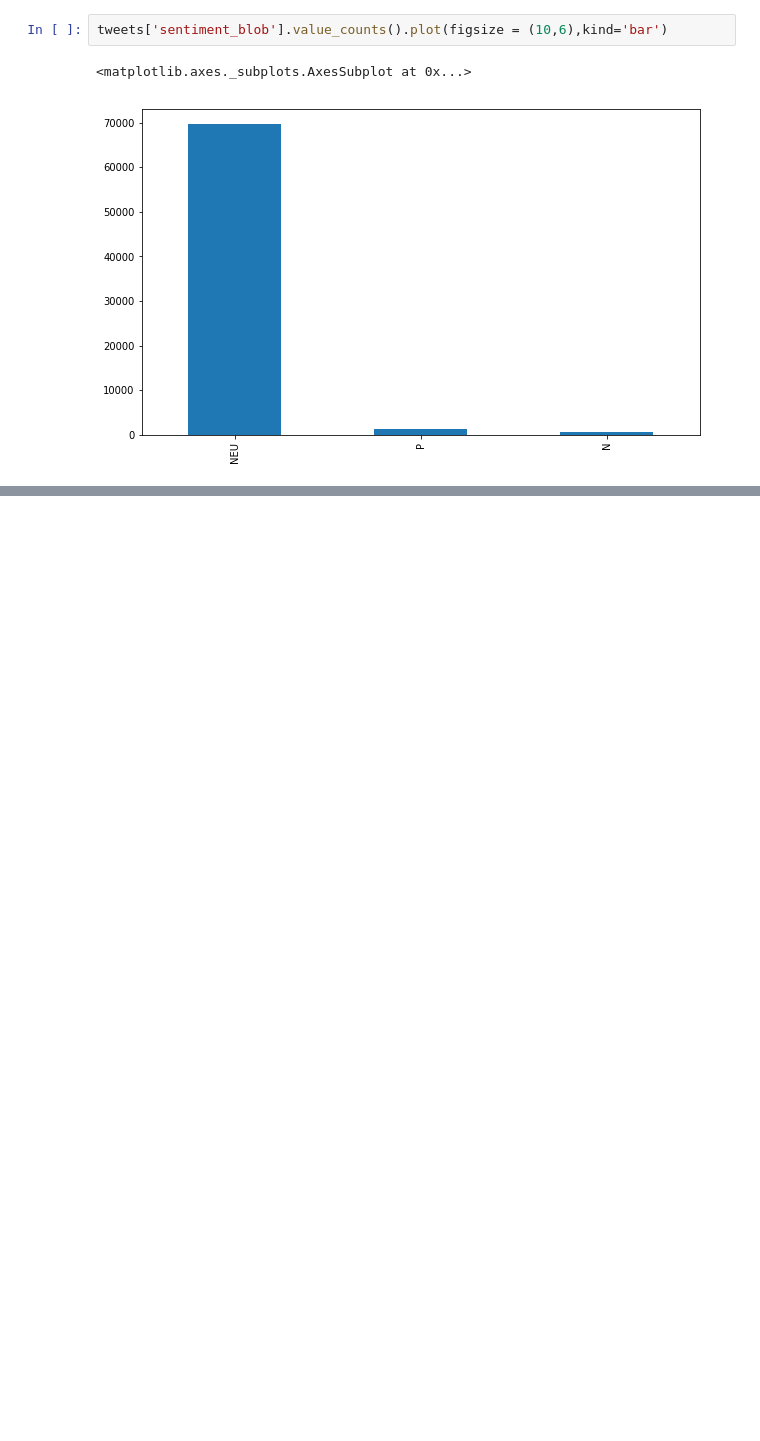
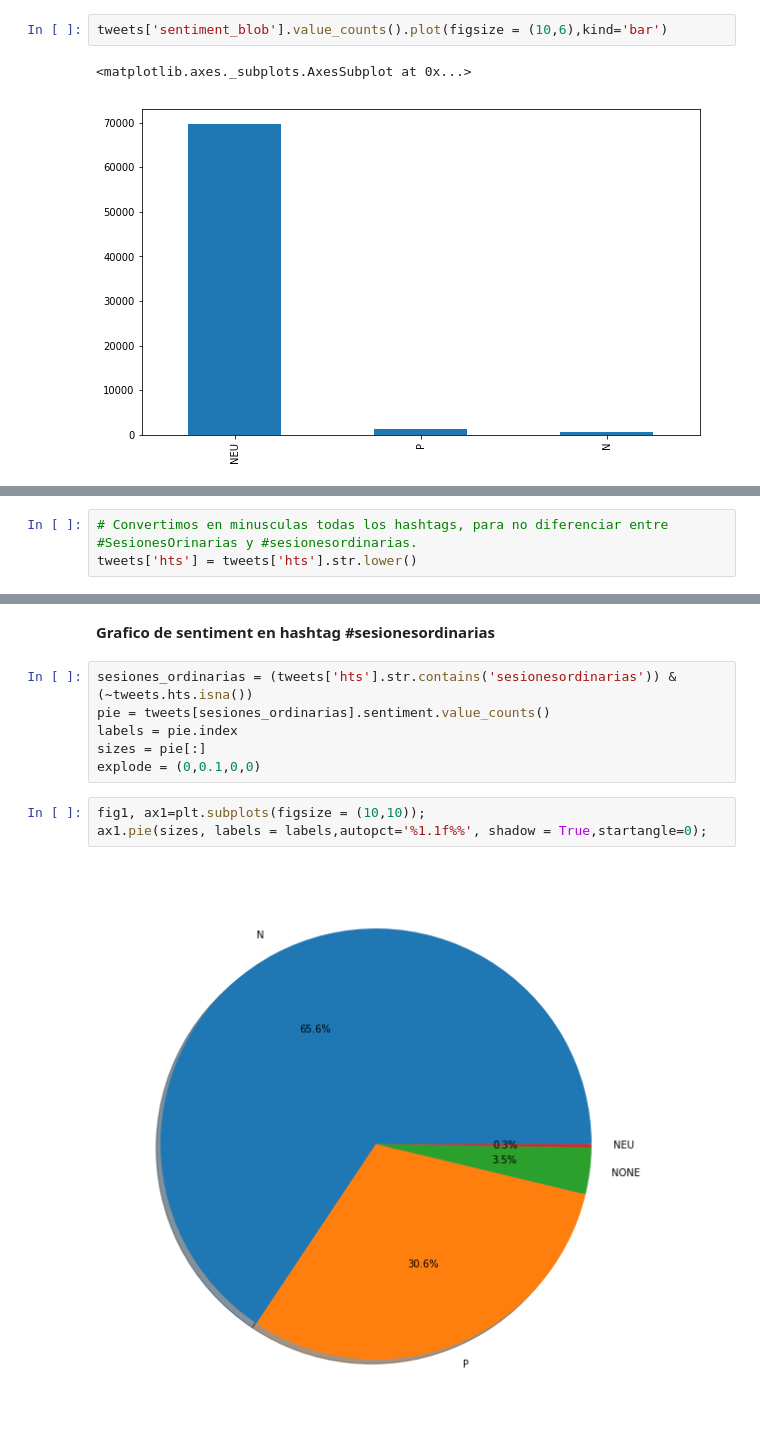
Before and after one commit to causapablo/Tweeter-, a Jupyter notebook: 1.0-analisis-tweets-modified.ipynb, the cells around one changed output, grey strips where cells are left out. Cells and saved outputs as stored; diff of their text form; blank space fills up the shorter version.

```diff
--- a/1.0-analisis-tweets-modified.ipynb
+++ b/1.0-analisis-tweets-modified.ipynb
@@ -320,0 +325,3 @@ tweets['sentiment_blob'].value_counts().plot(figsize = (10,6),kind='bar')
+# %%
+# Convertimos en minusculas todas los hashtags, para no diferenciar entre #SesionesOrinarias y #sesionesordinarias.
+tweets['hts'] = tweets['hts'].str.lower()
@@ -320,0 +346,13 @@ tweets['sentiment_blob'].value_counts().plot(figsize = (10,6),kind='bar')
+# %% [markdown]
+**Grafico de sentiment en hashtag #sesionesordinarias**
+# %%
+sesiones_ordinarias = (tweets['hts'].str.contains('sesionesordinarias')) & (~tweets.hts.isna())
+pie = tweets[sesiones_ordinarias].sentiment.value_counts()
+labels = pie.index
+sizes = pie[:]
+explode = (0,0.1,0,0)
+# %%
+fig1, ax1=plt.subplots(figsize = (10,10));
+ax1.pie(sizes, labels = labels,autopct='%1.1f%%', shadow = True,startangle=0);
+# %% [output]
+[figure, added]
```
Also changed, not shown: parts of 24 cells of this notebook, 2 other files.
